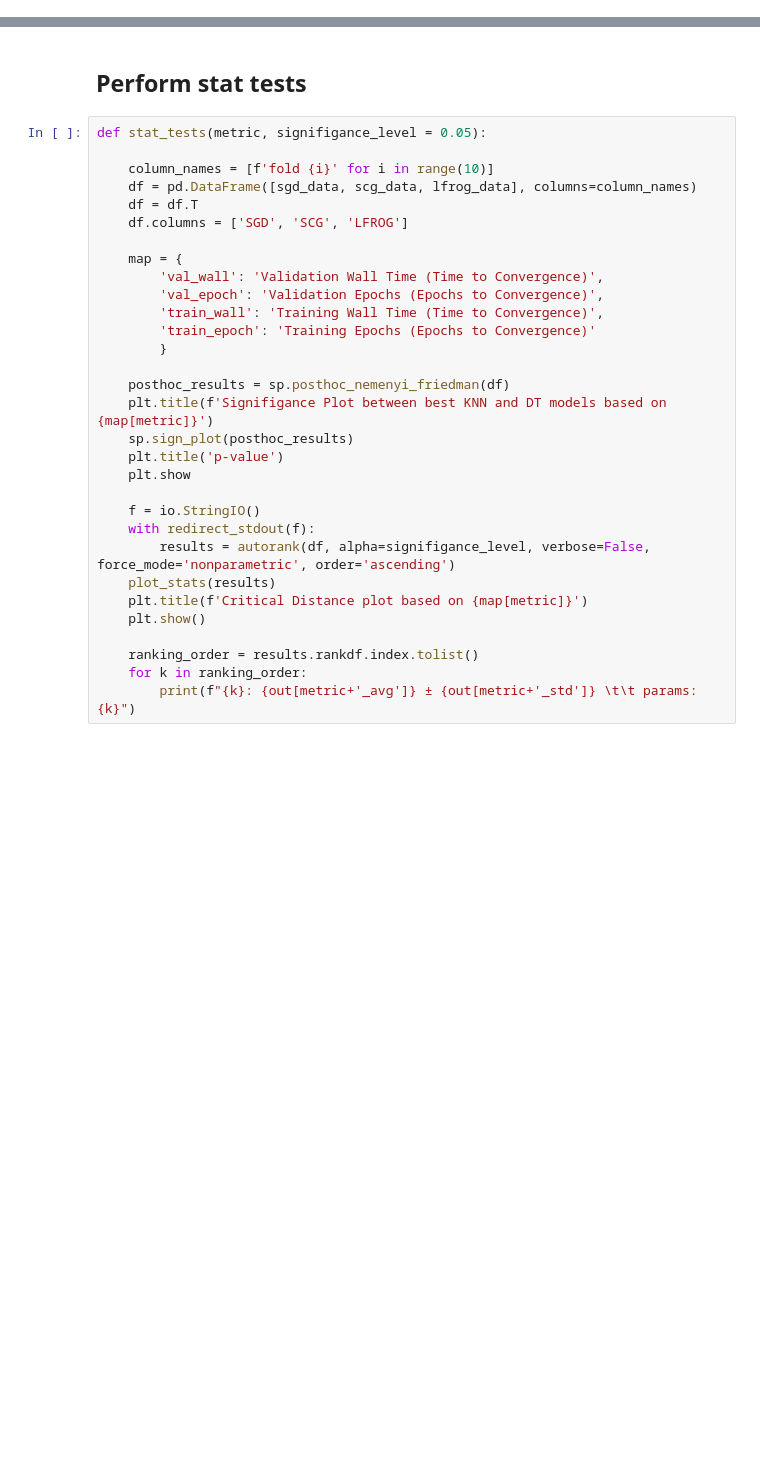
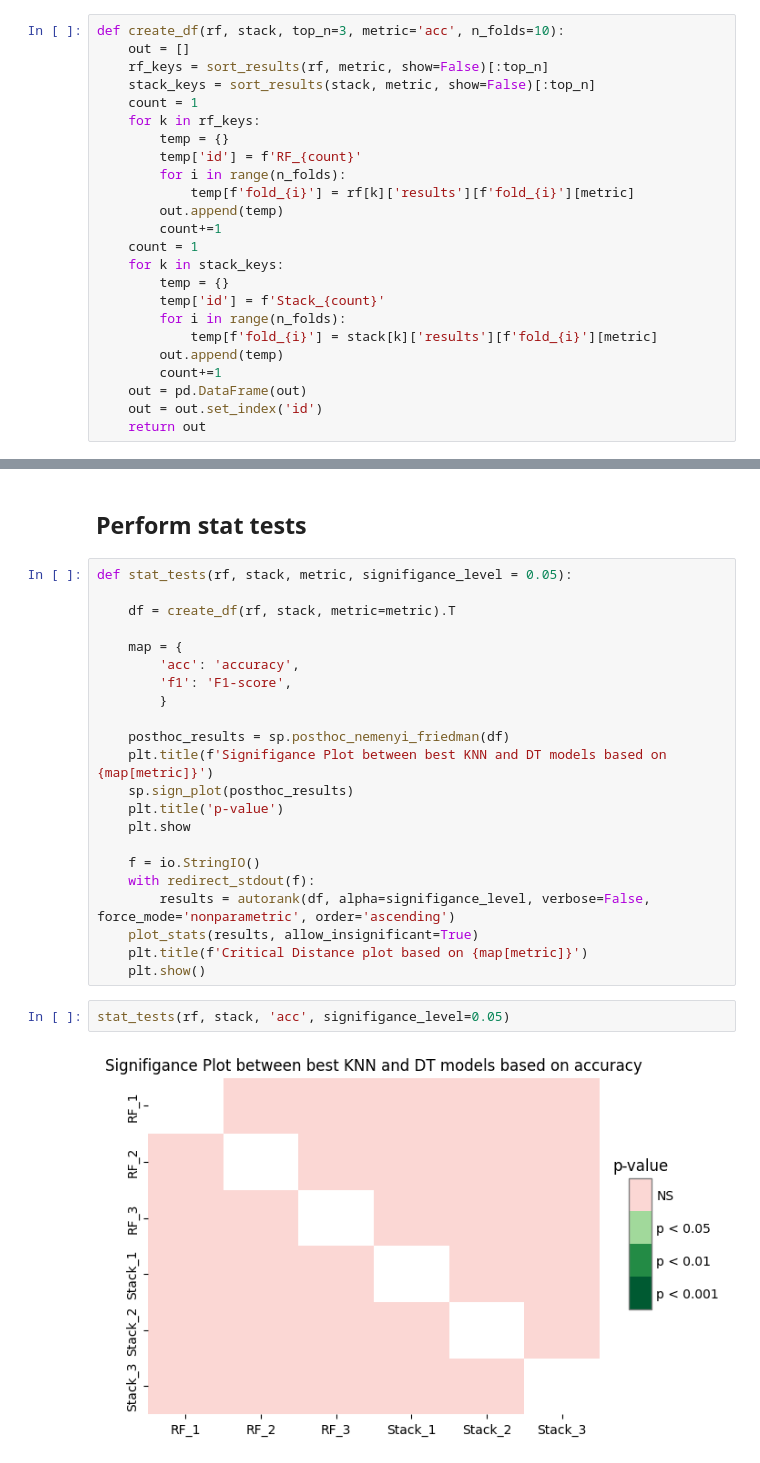
Before and after one commit to charliedekock12/ml_assign4, a Jupyter notebook: src/evals.ipynb, the cells around one changed output, grey strips where cells are left out. Saved outputs shown, nothing was run; the diff lists cells and outputs as text; blank space fills up the shorter version.

```diff
--- a/src/evals.ipynb
+++ b/src/evals.ipynb
@@ -21,0 +75,24 @@ import itertools
+# %%
+def create_df(rf, stack, top_n=3, metric='acc', n_folds=10):
+    out = []
+    rf_keys = sort_results(rf, metric, show=False)[:top_n]
+    stack_keys = sort_results(stack, metric, show=False)[:top_n]
+    count = 1
+    for k in rf_keys:
+        temp = {}
+        temp['id'] = f'RF_{count}'
+        for i in range(n_folds):
+            temp[f'fold_{i}'] = rf[k]['results'][f'fold_{i}'][metric]
+        out.append(temp)
+        count+=1
+    count = 1
+    for k in stack_keys:
+        temp = {}
+        temp['id'] = f'Stack_{count}'
+        for i in range(n_folds):
+            temp[f'fold_{i}'] = stack[k]['results'][f'fold_{i}'][metric]
+        out.append(temp)
+        count+=1
+    out = pd.DataFrame(out)
+    out = out.set_index('id')
+    return out
@@ -22,18 +110,13 @@ import itertools
 # %% [markdown]
 ## Perform stat tests
 # %%
-def stat_tests(metric, signifigance_level = 0.05):
+def stat_tests(rf, stack, metric, signifigance_level = 0.05):
 
-    column_names = [f'fold {i}' for i in range(10)]
-    df = pd.DataFrame([sgd_data, scg_data, lfrog_data], columns=column_names)
-    df = df.T
-    df.columns = ['SGD', 'SCG', 'LFROG']
+    df = create_df(rf, stack, metric=metric).T
 
     map = {
-        'val_wall': 'Validation Wall Time (Time to Convergence)',
-        'val_epoch': 'Validation Epochs (Epochs to Convergence)',
-        'train_wall': 'Training Wall Time (Time to Convergence)',
-        'train_epoch': 'Training Epochs (Epochs to Convergence)'
+        'acc': 'accuracy',
+        'f1': 'F1-score',
         }
 
     posthoc_results = sp.posthoc_nemenyi_friedman(df)
@@ -45,10 +128,10 @@ def stat_tests(metric, signifigance_level = 0.05):
     f = io.StringIO()
     with redirect_stdout(f):
         results = autorank(df, alpha=signifigance_level, verbose=False, force_mode='nonparametric', order='ascending')
-    plot_stats(results)
+    plot_stats(results, allow_insignificant=True)
     plt.title(f'Critical Distance plot based on {map[metric]}')
     plt.show()
-
-    ranking_order = results.rankdf.index.tolist()
-    for k in ranking_order:
-        print(f"{k}: {out[metric+'_avg']} ± {out[metric+'_std']} \t\t params: {k}")
+# %%
+stat_tests(rf, stack, 'acc', signifigance_level=0.05)
+# %% [output]
+[figure, added]
```
Also changed, not shown: parts of 5 cells of this notebook, 2 other files.
